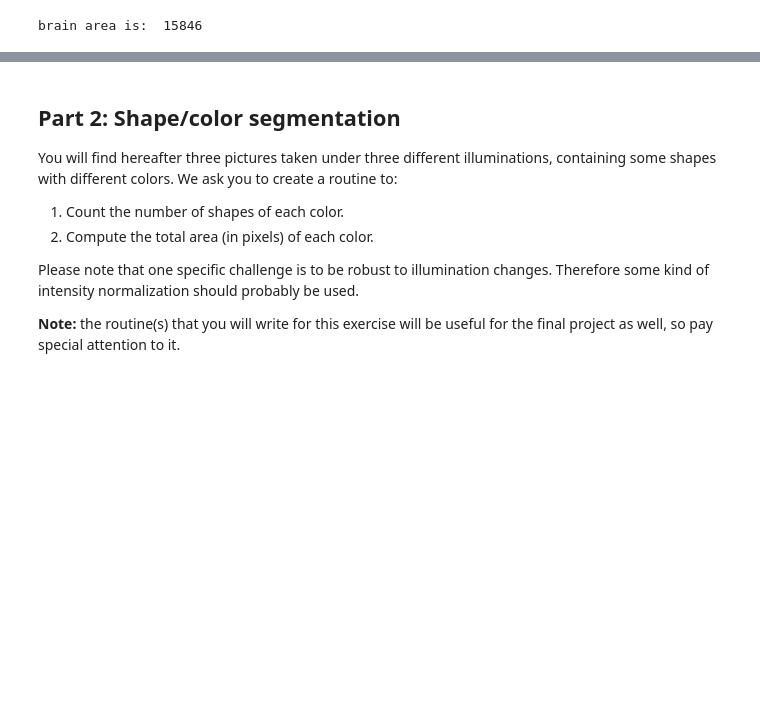
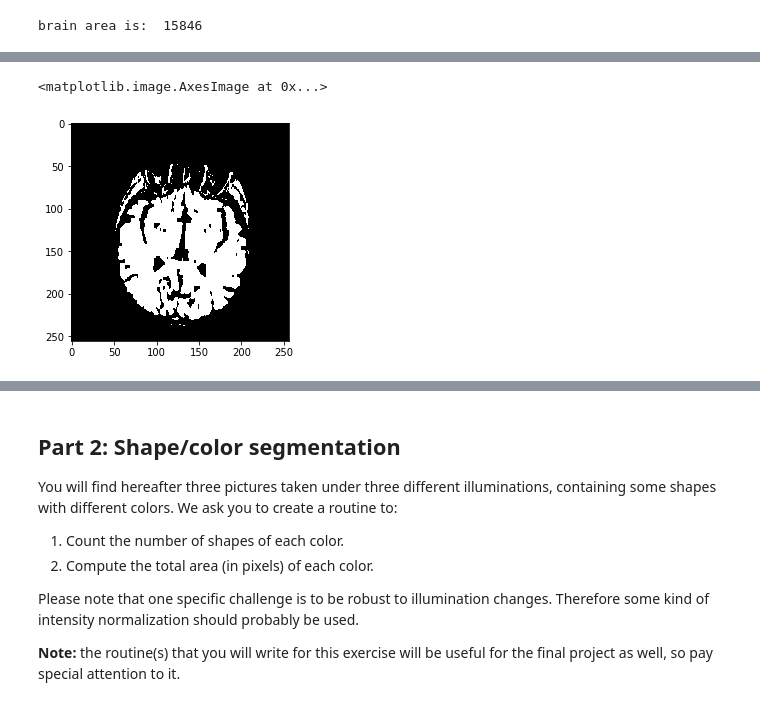
Before and after one commit to Jiang15/Image_analysis_and_pattern-recognition, a Jupyter notebook: Lab 1/lab_01_segmentation.ipynb, the cells around one changed output, grey strips where cells are left out. Cells and saved outputs as stored; diff of their text form; code cells hidden in the pictures; blank space fills up the shorter version.

```diff
--- a/Lab 1/lab_01_segmentation.ipynb
+++ b/Lab 1/lab_01_segmentation.ipynb
@@ -373,0 +401,10 @@ brain area is:  15846
+# %%
+# thresholding to extract the brain tissue and use binary erosion to separate the brain tissue from other unwanted pixels
+i_thresholded = threshold(210, 255, img_erosion.astype(np.float))
+kernel2 = np.ones((3,1), np.uint8)
+# plt.imshow(i_thresholded, cmap='gray')
+img_erosion2 = ndimage.binary_erosion(i_thresholded, kernel2, iterations=1).astype(i_thresholded.dtype)
+plt.imshow(img_erosion2, cmap='gray')
+# %% [output]
+<matplotlib.image.AxesImage at 0x...>
+[figure, added]
```
Also changed, not shown: parts of 6 cells of this notebook.
